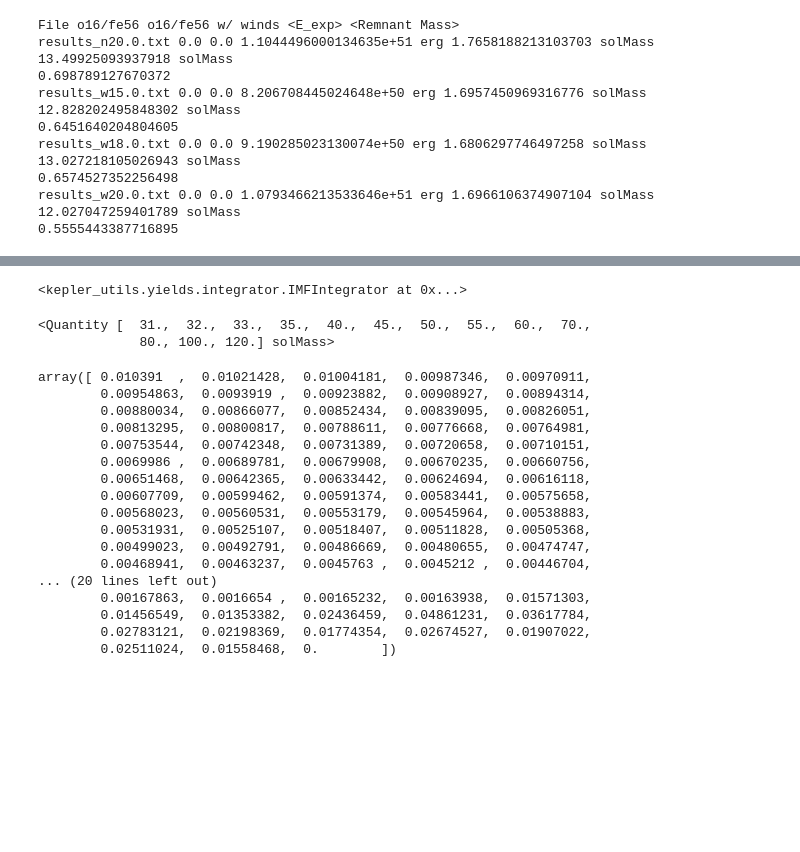
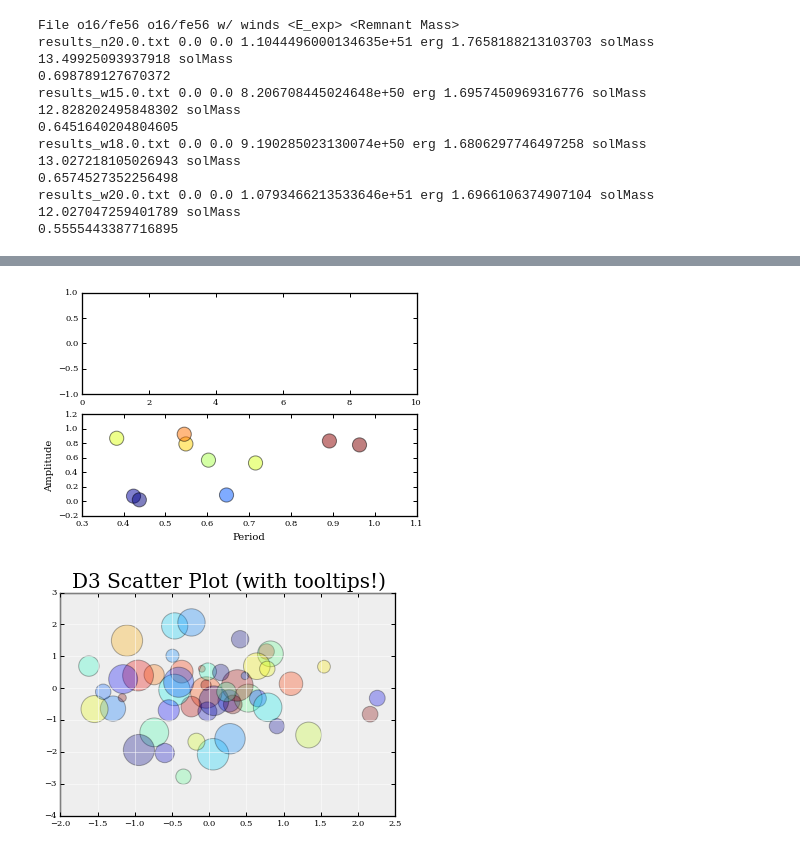
Before and after one commit to brownjustinmichael/KEPLER-Utilities, a Jupyter notebook: ipython/IMF Integrator.ipynb, the cells around one changed output, grey strips where cells are left out. Cells and saved outputs as stored; diff of their text form; code cells hidden in the pictures; blank space fills up the shorter version.

Commit message:
Improved yield calculation and plotting

```diff
--- a/ipython/IMF Integrator.ipynb
+++ b/ipython/IMF Integrator.ipynb
@@ -158,9 +131,0 @@ array([ 0.010391  ,  0.01021428,  0.01004181,  0.00987346,  0.00970911,
-# %%
-imfsum
-# %% [output]
-<kepler_utils.yields.integrator.IMFIntegrator at 0x...>
-# %%
-imfs [2].masses
-# %% [output]
-<Quantity [  31.,  32.,  33.,  35.,  40.,  45.,  50.,  55.,  60.,  70.,
-             80., 100., 120.] solMass>
@@ -169,20 +131,0 @@ jp = jps [0] + jps [1] + jps [2]
-# %%
-integrator.IMFIntegrator (jp [":M"]).freq
-# %% [output]
-array([ 0.010391  ,  0.01021428,  0.01004181,  0.00987346,  0.00970911,
-        0.00954863,  0.0093919 ,  0.00923882,  0.00908927,  0.00894314,
-        0.00880034,  0.00866077,  0.00852434,  0.00839095,  0.00826051,
-        0.00813295,  0.00800817,  0.00788611,  0.00776668,  0.00764981,
-        0.00753544,  0.00742348,  0.00731389,  0.00720658,  0.00710151,
-        0.0069986 ,  0.00689781,  0.00679908,  0.00670235,  0.00660756,
-        0.00651468,  0.00642365,  0.00633442,  0.00624694,  0.00616118,
-        0.00607709,  0.00599462,  0.00591374,  0.00583441,  0.00575658,
-        0.00568023,  0.00560531,  0.00553179,  0.00545964,  0.00538883,
-        0.00531931,  0.00525107,  0.00518407,  0.00511828,  0.00505368,
-        0.00499023,  0.00492791,  0.00486669,  0.00480655,  0.00474747,
-        0.00468941,  0.00463237,  0.0045763 ,  0.0045212 ,  0.00446704,
-... (20 lines left out)
-        0.00167863,  0.0016654 ,  0.00165232,  0.00163938,  0.01571303,
-        0.01456549,  0.01353382,  0.02436459,  0.04861231,  0.03617784,
-        0.02783121,  0.02198369,  0.01774354,  0.02674527,  0.01907022,
-        0.02511024,  0.01558468,  0.        ])
@@ -188,0 +169,49 @@ array([ 0.010391  ,  0.01021428,  0.01004181,  0.00987346,  0.00970911,
+# %%
+import matplotlib.pyplot as plt
+import numpy as np
+%matplotlib inline
+
+fig, ax = plt.subplots(2)
+
+# scatter periods and amplitudes
+np.random.seed(0)
+P = np.random.random(size=10)
+A = np.random.random(size=10)
+x = np.linspace(0, 10, 100)
+data = np.array([[x, Ai * np.sin(x / Pi)]
+                 for (Ai, Pi) in zip(A, P)])
+points = ax[1].scatter(P, A, c=P + A,
+                       s=200, alpha=0.5)
+ax[1].set_xlabel('Period')
+ax[1].set_ylabel('Amplitude')
+
+# create the line object
+lines = ax[0].plot(x, 0 * x, '-w', lw=3, alpha=0.5)
+ax[0].set_ylim(-1, 1)
+
+# transpose line data and add plugin
+linedata = data.transpose(0, 2, 1).tolist()
+fig.plugins = [LinkedView(points, lines[0], linedata)]
+# %% [output]
+[figure, added]
+# %%
+
+from mpld3 import plugins
+
+fig, ax = plt.subplots(subplot_kw=dict(axisbg='#EEEEEE'))
+ax.grid(color='white', linestyle='solid')
+
+N = 50
+scatter = ax.scatter(np.random.normal(size=N),
+                     np.random.normal(size=N),
+                     c=np.random.random(size=N),
+                     s = 1000 * np.random.random(size=N),
+                     alpha=0.3,
+                     cmap=plt.cm.jet)
+
+ax.set_title("D3 Scatter Plot (with tooltips!)", size=20)
+
+labels = ['point {0}'.format(i + 1) for i in range(N)]
+fig.plugins = [plugins.PointLabelTooltip(scatter, labels)]
+# %% [output]
+[figure, added]
```
Also changed, not shown: parts of 21 cells of this notebook, 7 other files.
